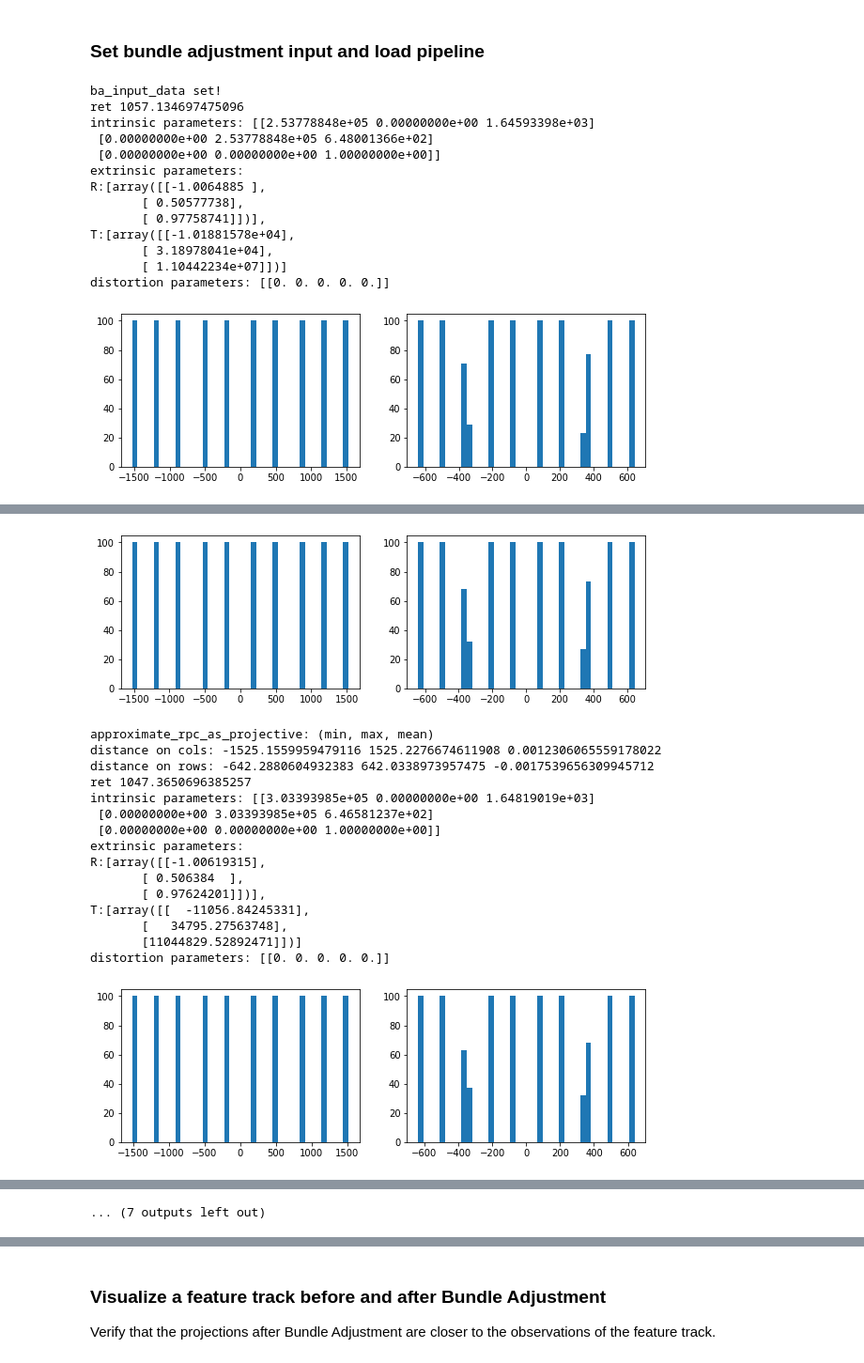
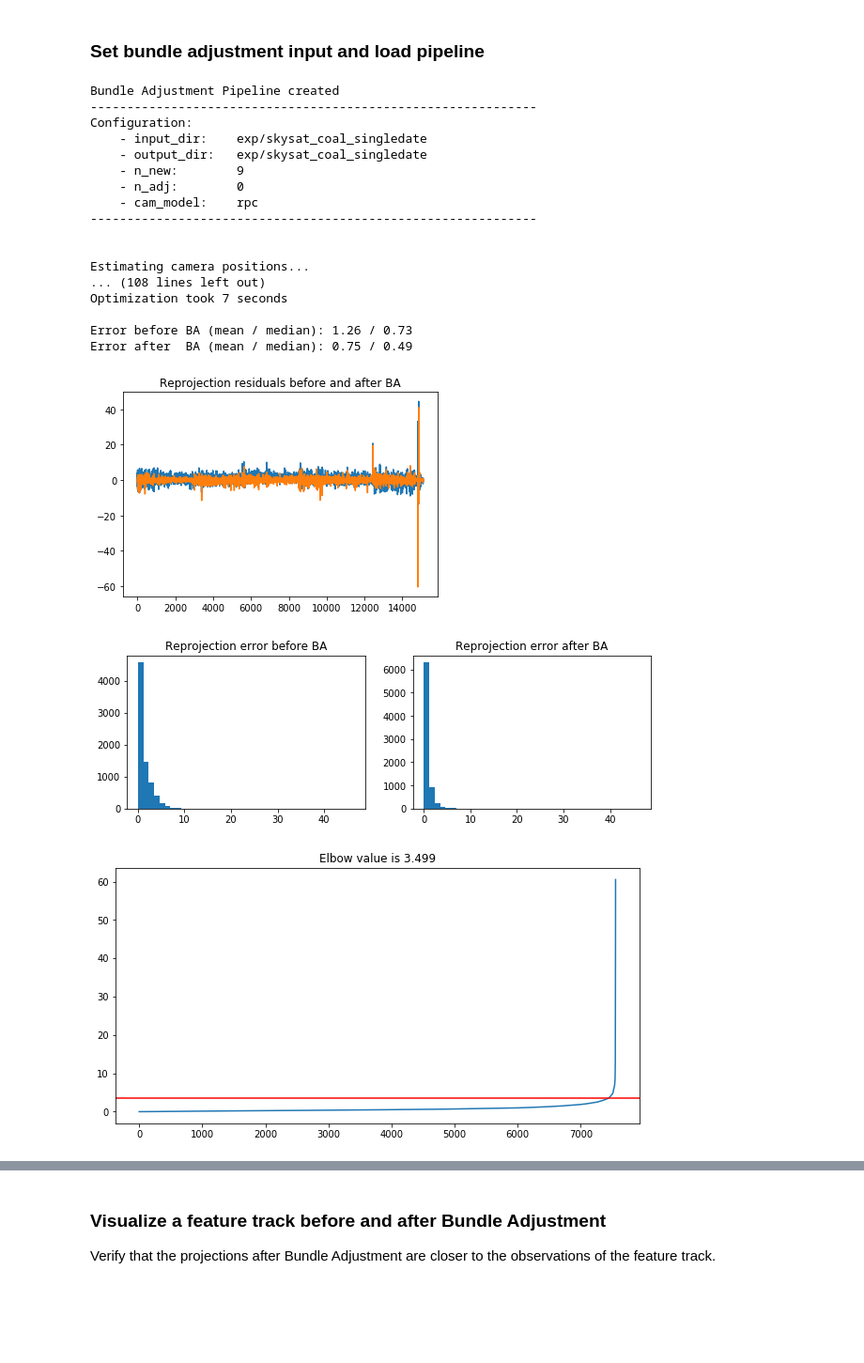
Before and after one commit to centreborelli/sat-bundleadjust, a Jupyter notebook: skysat_ba_pipeline_exp.ipynb, the cells around one changed output, grey strips where cells are left out. Shown at 94% size. Saved outputs shown, nothing was run; the diff lists cells and outputs as text; code cells hidden in the pictures; blank space fills up the shorter version.

```diff
--- a/skysat_ba_pipeline_exp.ipynb
+++ b/skysat_ba_pipeline_exp.ipynb
@@ -45,23 +45,23 @@ else:
 ### Read SkySat images and RPCs
 # %%
 # read tiff images
-myimages = np.sort(glob.glob(src_dir+'/*.tif'))
+myimages = np.sort(glob.glob(src_dir+'/*.tif')).tolist()
 #myimages = myimages[:3]
 print('Found {} images'.format(len(myimages)))
 n_cam = len(myimages)
 print('Number of images to be used:', n_cam)
-mycrops = []
-myimg = []
-for image in myimages:
-    tmp = utils.readGTIFF(image)[:,:,0]
-    myimg.append(utils.simple_equalization_8bit(tmp))
-    mycrops.append({ 'crop': utils.simple_equalization_8bit(tmp), 'col0': 0.0, 'row0': 0.0 })
+
+from bundle_adjust import data_loader as loader
+mycrops = loader.load_image_crops(myimages)
 
 # load RPC coefficients
 myrpcs = [rpcm.rpc_from_rpc_file(os.path.splitext(im)[0]+'_RPC.TXT') for im in myimages]
 #myrpcs = [rpcm.rpc_from_geotiff(x) for x in myimages]
 print('Finished loading RPC coefficients')
 
+#load aoi
+aoi = loader.load_aoi_from_geotiffs(myimages, rpcs=myrpcs)
+
 # update myimages list
 pickle_out = open(input_dir+'/myimages.pickle','wb')
 pickle.dump([os.path.basename(imagefn) for imagefn in myimages], pickle_out)
@@ -153,47 +78,51 @@ print('\nProjection matrices read')
 # %%
 ba_input_data = {}
 ba_input_data['input_dir'] = input_dir
 ba_input_data['output_dir'] = input_dir
 ba_input_data['n_adj'] = 0
 ba_input_data['n_new'] = len(myimages)
 ba_input_data['image_fnames'] = myimages
 ba_input_data['crops'] = mycrops
 ba_input_data['rpcs'] = myrpcs
-ba_input_data['cam_model'] = 'Perspective'
+ba_input_data['cam_model'] = 'rpc'
 ba_input_data['masks'] = None
-ba_input_data['aoi'] = None
-
-print('ba_input_data set!')
-
-
+ba_input_data['aoi'] = aoi
 
 config = {'s2p': False,
            'matching_thr': 0.8,
            'use_masks': False,
            'filter_pairs': True,
-           'max_kp': 9000,
+           'max_kp': 3000,
            'optimal_subset': False,
            'K': 30,
            'tie_points': False,
            'continue': False}
 
 
 from bundle_adjust.ba_pipeline import BundleAdjustmentPipeline
 
-ba_pipeline = BundleAdjustmentPipeline(ba_input_data, tracks_config=config)
+ba_pipeline = BundleAdjustmentPipeline(ba_input_data, tracks_config=config, verbose=True)
 #ba_pipeline.display_aoi()
+
+ba_pipeline.run()
 # %% [output]
-ba_input_data set!
-ret 1057.134697475096
-intrinsic parameters: [[2.53778848e+05 0.00000000e+00 1.64593398e+03]
- [0.00000000e+00 2.53778848e+05 6.48001366e+02]
- [0.00000000e+00 0.00000000e+00 1.00000000e+00]]
-extrinsic parameters:
-R:[array([[-1.0064885 ],
-       [ 0.50577738],
-       [ 0.97758741]])],
-T:[array([[-1.01881578e+04],
-       [ 3.18978041e+04],
-       [ 1.10442234e+07]])]
-distortion parameters: [[0. 0. 0. 0. 0.]]
+Bundle Adjustment Pipeline created
+-------------------------------------------------------------
+Configuration:
+    - input_dir:    exp/skysat_coal_singledate
+    - output_dir:   exp/skysat_coal_singledate
+    - n_new:        9
+    - n_adj:        0
+    - cam_model:    rpc
+-------------------------------------------------------------
+
+
+Estimating camera positions...
+... (108 lines left out)
+Optimization took 7 seconds
+
+Error before BA (mean / median): 1.26 / 0.73
+Error after  BA (mean / median): 0.75 / 0.49
-[figure, old version]
+[figure, new version]
+[figure, new version]
+[figure, new version]
@@ -215,17 +145,0 @@ distortion parameters: [[0. 0. 0. 0. 0.]]
-[figure, old version]
-approximate_rpc_as_projective: (min, max, mean)
-distance on cols: -1525.1559959479116 1525.2276674611908 0.0012306065559178022
-distance on rows: -642.2880604932383 642.0338973957475 -0.0017539656309945712
-ret 1047.3650696385257
-intrinsic parameters: [[3.03393985e+05 0.00000000e+00 1.64819019e+03]
- [0.00000000e+00 3.03393985e+05 6.46581237e+02]
- [0.00000000e+00 0.00000000e+00 1.00000000e+00]]
-extrinsic parameters:
-R:[array([[-1.00619315],
-       [ 0.506384  ],
-       [ 0.97624201]])],
-T:[array([[  -11056.84245331],
-       [   34795.27563748],
-       [11044829.52892471]])]
-distortion parameters: [[0. 0. 0. 0. 0.]]
-[figure, old version]
@@ -280 +147,0 @@ distortion parameters: [[0. 0. 0. 0. 0.]]
-... (7 outputs left out)
```
Also changed, not shown: parts of 33 cells of this notebook, 25 other files.
